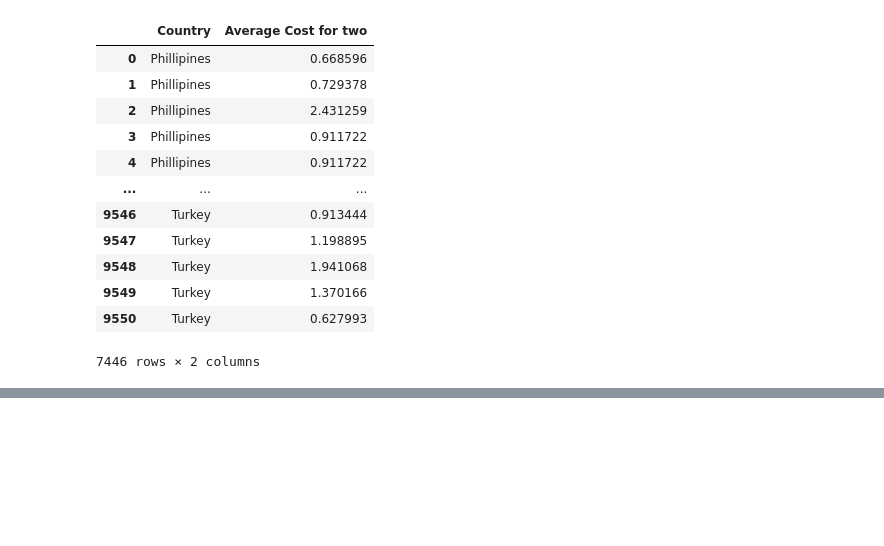
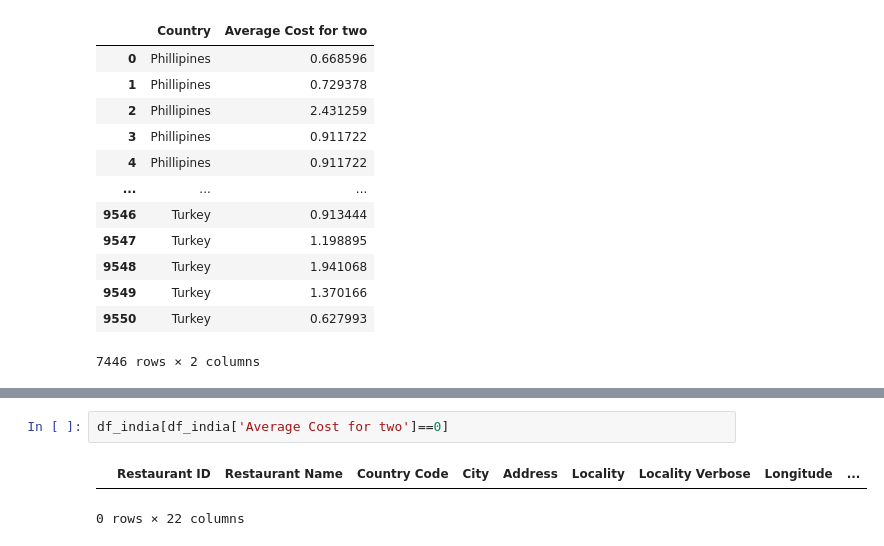
Before and after one commit to Dhruvgohil07/Zomato_Data_Analysis, a Jupyter notebook: Data_cleaning.ipynb, the cells around one changed output, grey strips where cells are left out. Saved outputs shown, nothing was run; the diff lists cells and outputs as text; blank space fills up the shorter version.

```diff
--- a/Data_cleaning.ipynb
+++ b/Data_cleaning.ipynb
@@ -117,0 +238,5 @@ df[['Country', 'Average Cost for two']]
+# %%
+df_india[df_india['Average Cost for two']==0]
+# %% [output]
+|  | Restaurant ID | Restaurant Name | Country Code | City | Address | Locality | Locality Verbose | Longitude | ... |
+0 rows × 22 columns
```
Also changed, not shown: parts of 14 cells of this notebook, 1 other file.
